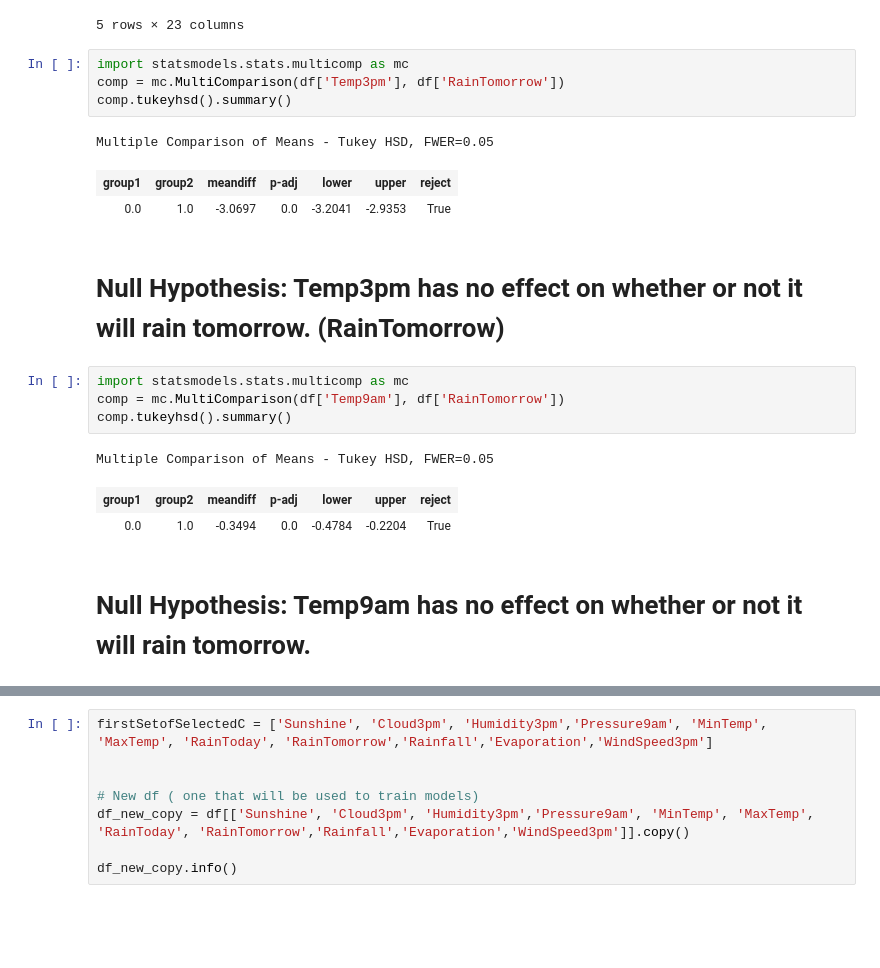
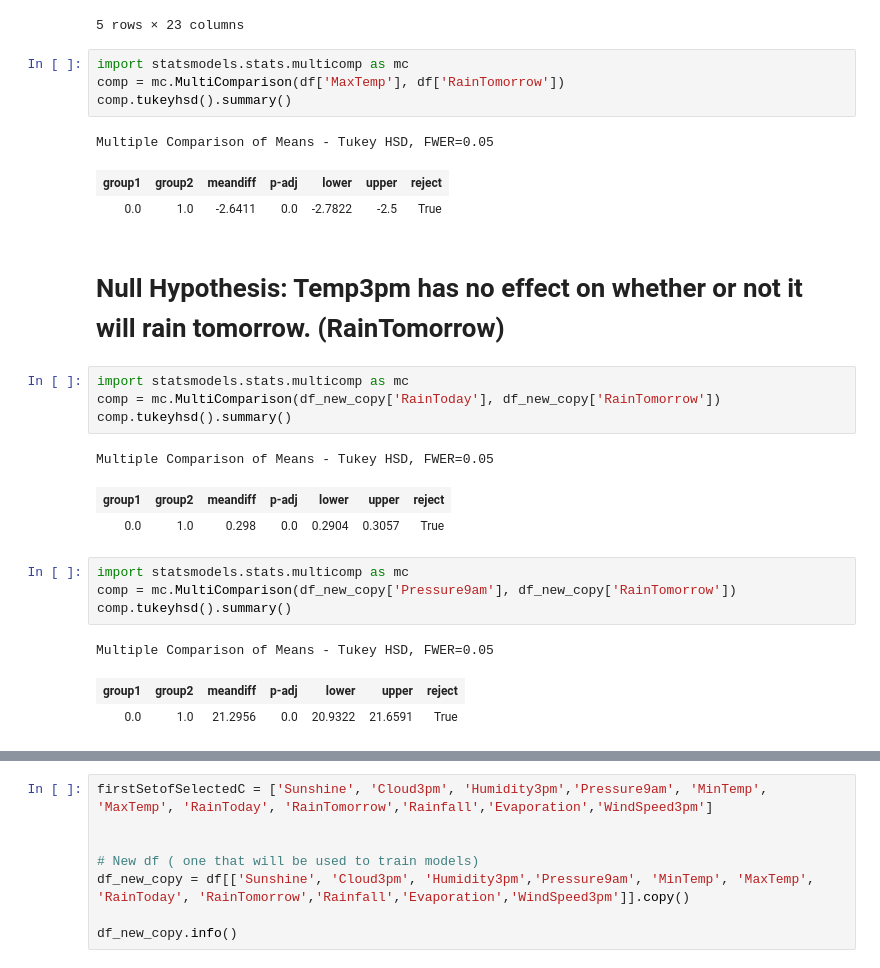
Before and after one commit to Liz3tha/DRSP-RAINFALL-PROJECT, a Jupyter notebook: DSRP_PREDICT_RAIN_IN_AUSTRALIA.ipynb, the cells around one changed output, grey strips where cells are left out. Cells and saved outputs as stored; diff of their text form; blank space fills up the shorter version.

```diff
--- a/DSRP_PREDICT_RAIN_IN_AUSTRALIA.ipynb
+++ b/DSRP_PREDICT_RAIN_IN_AUSTRALIA.ipynb
@@ -267,21 +267,27 @@ df.head()
 5 rows × 23 columns
 # %%
 import statsmodels.stats.multicomp as mc
-comp = mc.MultiComparison(df['Temp3pm'], df['RainTomorrow'])
+comp = mc.MultiComparison(df['MaxTemp'], df['RainTomorrow'])
 comp.tukeyhsd().summary()
 # %% [output]
 Multiple Comparison of Means - Tukey HSD, FWER=0.05
 | group1 | group2 | meandiff | p-adj | lower | upper | reject |
-| 0.0 | 1.0 | -3.0697 | 0.0 | -3.2041 | -2.9353 | True |
+| 0.0 | 1.0 | -2.6411 | 0.0 | -2.7822 | -2.5 | True |
 # %% [markdown]
 # Null Hypothesis: Temp3pm has no effect on whether or not it will rain tomorrow. (RainTomorrow)
 # %%
 import statsmodels.stats.multicomp as mc
-comp = mc.MultiComparison(df['Temp9am'], df['RainTomorrow'])
+comp = mc.MultiComparison(df_new_copy['RainToday'], df_new_copy['RainTomorrow'])
 comp.tukeyhsd().summary()
 # %% [output]
 Multiple Comparison of Means - Tukey HSD, FWER=0.05
 | group1 | group2 | meandiff | p-adj | lower | upper | reject |
-| 0.0 | 1.0 | -0.3494 | 0.0 | -0.4784 | -0.2204 | True |
+| 0.0 | 1.0 | 0.298 | 0.0 | 0.2904 | 0.3057 | True |
-# %% [markdown]
-# Null Hypothesis: Temp9am has no effect on whether or not it will rain tomorrow.
+# %%
+import statsmodels.stats.multicomp as mc
+comp = mc.MultiComparison(df_new_copy['Pressure9am'], df_new_copy['RainTomorrow'])
+comp.tukeyhsd().summary()
+# %% [output]
+Multiple Comparison of Means - Tukey HSD, FWER=0.05
+| group1 | group2 | meandiff | p-adj | lower | upper | reject |
+| 0.0 | 1.0 | 21.2956 | 0.0 | 20.9322 | 21.6591 | True |
```
Also changed, not shown: parts of 9 cells of this notebook.
